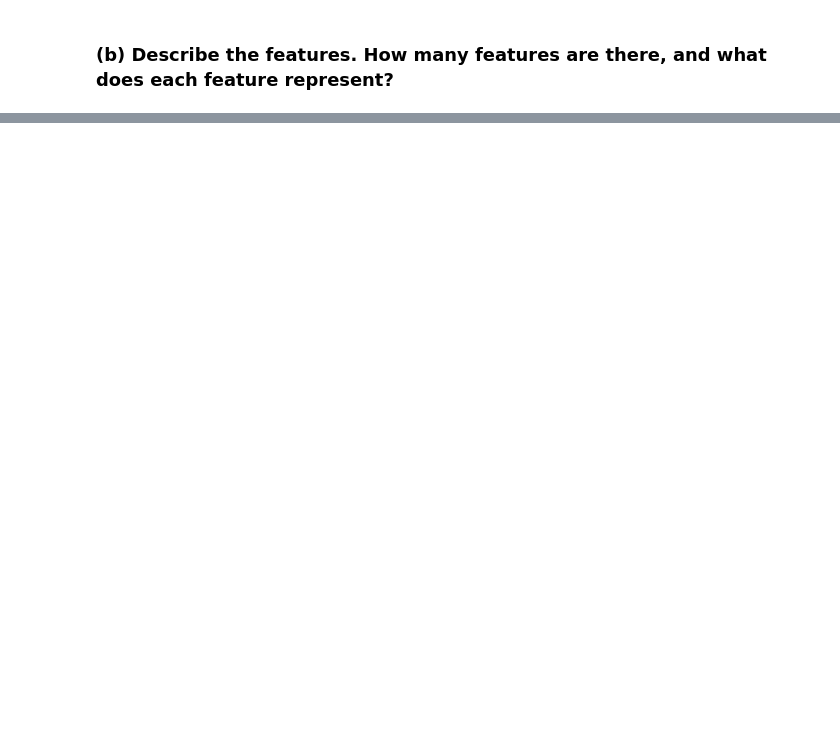
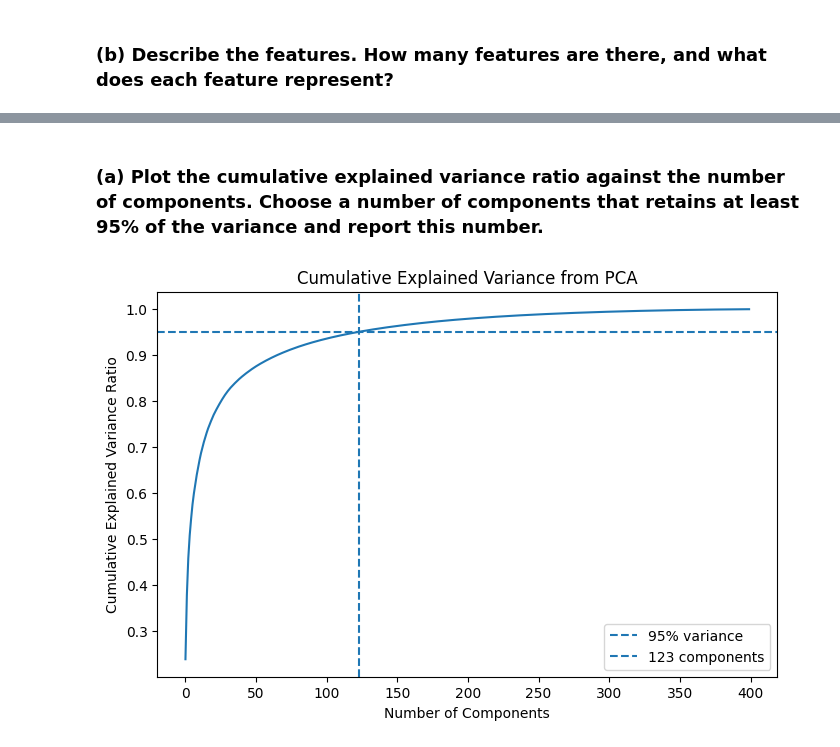
Before and after one commit to saltyypringle/CITS5508-Assignments, a Jupyter notebook: Assignment_2_Dipika_Choudhury.ipynb, the cells around one changed output, grey strips where cells are left out. Drawn from its saved outputs; the diff is of its cells as text; code cells hidden in the pictures; blank space fills up the shorter version.

```diff
--- a/Assignment_2_Dipika_Choudhury.ipynb
+++ b/Assignment_2_Dipika_Choudhury.ipynb
@@ -376,0 +476,15 @@ data, targets = fetch_olivetti_faces(return_X_y=True)
+# %% [markdown]
+### (a) Plot the cumulative explained variance ratio against the number of components. Choose a number of components that retains at least 95% of the variance and report this number.
+# %%
+plt.figure(figsize=(8, 5))
+plt.plot(cumulative_variance)
+plt.axhline(y=0.95, linestyle="--", label="95% variance")
+plt.axvline(x=n_components_95, linestyle="--", label=f"{n_components_95} components")
+
+plt.xlabel("Number of Components")
+plt.ylabel("Cumulative Explained Variance Ratio")
+plt.title("Cumulative Explained Variance from PCA")
+plt.legend()
+plt.show()
+# %% [output]
+[figure, added]
```
Also changed, not shown: parts of 22 cells of this notebook.
